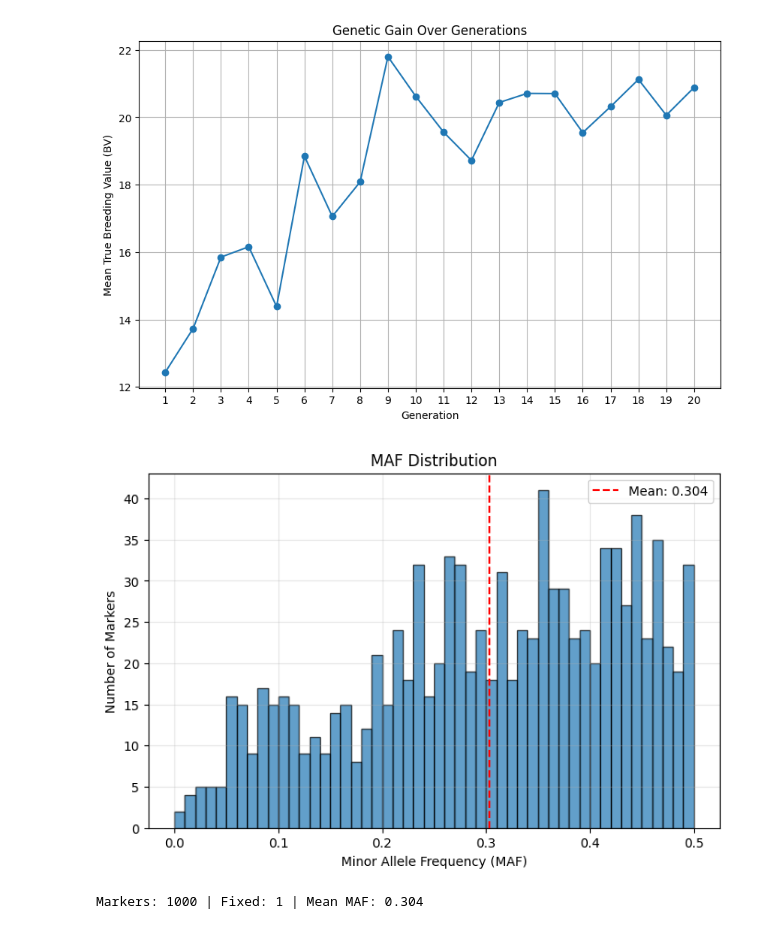
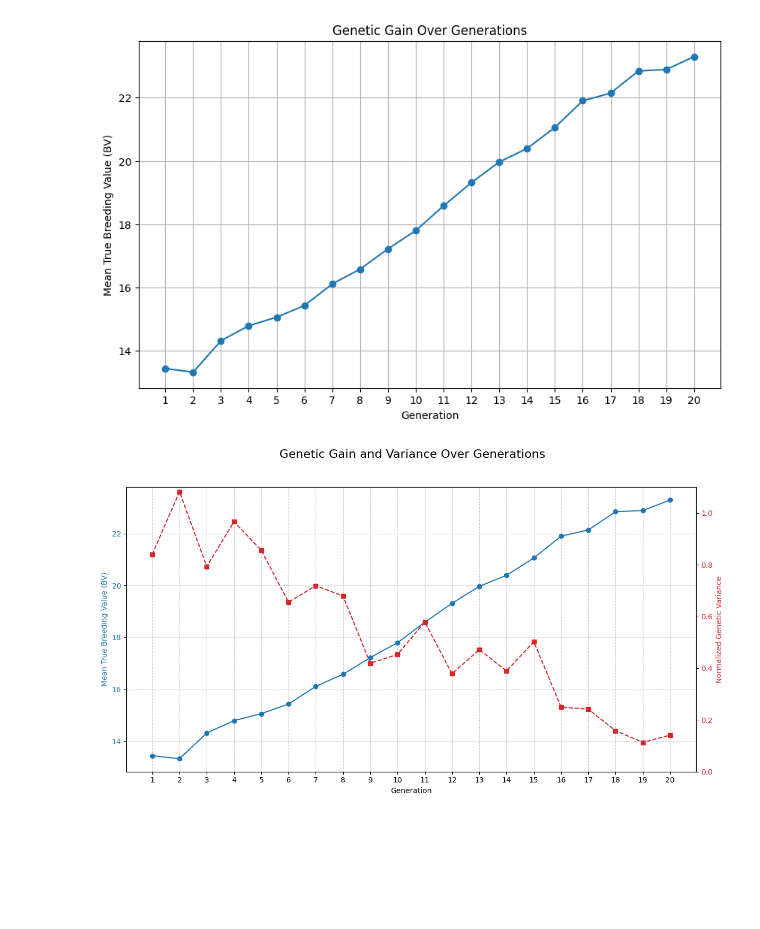
Before and after one commit to cjGO/chewc, a Jupyter notebook: tutorials/005_GBLUPprogram.ipynb, the cells around one changed output. Drawn from its saved outputs; the diff is of its cells as text; code cells hidden in the pictures; blank space fills up the shorter version.

Commit message:
comparison config

```diff
--- a/tutorials/005_GBLUPprogram.ipynb
+++ b/tutorials/005_GBLUPprogram.ipynb
@@ -525,18 +46,18 @@ config = {
     },
     "breeding_program": {
         # --- Stage 1: Creating the Training Population ---
-        "n_elite_founders": 20,
+        "n_elite_founders": 10,
         "n_offspring_per_founder_cross": 5,
-        "training_population_size": 500,
+        "training_population_size": 200,
 
         # --- Stage 2: The Recurrent Selection Cycle ---
         "parent_selection_criterion": "ebv",
-        "n_parents_per_generation": 100,
+        "n_parents_per_generation": 50,
         # CHANGE 2: Adjusted offspring to create a standard 1000-candidate pool
-        "n_offspring_per_cross": 20,
+        "n_offspring_per_cross": 5,
         # CHANGE 3: Increased elites to improve training data relevance
-        "n_elite_selections_per_generation": 100,
-        "h2_elite_phenotyping": 0.6,
+        "n_elite_selections_per_generation": 5,
+        "h2_elite_phenotyping": 0.5,
     }
 }
 
@@ -597,17 +118,28 @@ print("Step 3.1: Selecting elite founders...")
 pheno_values = founder_pop.pheno[:, 0]
 elite_indices = jnp.argsort(pheno_values)[-config["breeding_program"]["n_elite_founders"]:]
 
-# Create a factorial mating design (10 sires x 10 dams)
+# Create a factorial mating design
 sires = elite_indices[:len(elite_indices)//2]
 dams = elite_indices[len(elite_indices)//2:]
 cross_plan = jnp.array([[s, d] for s in sires for d in dams])
 
-# Expand cross plan for multiple offspring per cross using jnp.repeat for efficiency
+# --- CORRECTED LOGIC ---
+# Dynamically calculate the number of offspring needed to meet the target training pop size
+target_size = config["breeding_program"]["training_population_size"]
+n_crosses = cross_plan.shape[0]
+# Ensure we create at least 1 offspring per cross
+n_offspring_needed = max(1, target_size // n_crosses)
+print(f"  Targeting {target_size} individuals from {n_crosses} crosses -> {n_offspring_needed} offspring/cross.")
+
 expanded_cross_plan = jnp.repeat(
     cross_plan,
-    repeats=config["breeding_program"]["n_offspring_per_founder_cross"],
+    repeats=n_offspring_needed,
     axis=0
 )
+# --- END OF CORRECTION ---
+
+# Generate the training population
+# ... (rest of the section is the same) ...
 
 # Generate the training population
 print("Step 3.2: Generating training population...")
@@ -631,6 +163,13 @@ training_pop = set_pheno(
     h2=jnp.array([config["trait"]["h2_initial"]])
 )
 print(f"Training population created with {training_pop.nInd} individuals.")
+
+# --- NEW CODE: CAPTURE INITIAL GENETIC VARIANCE ---
+# We need to calculate the BVs for the training pop to get the initial variance
+training_pop = set_bv(pop=training_pop, traits=sp.traits, ploidy=sp.ploidy)
+initial_genetic_variance = jnp.var(training_pop.bv).item()
+print(f"Initial Genetic Variance (V_G_0) set to: {initial_genetic_variance:.3f}")
+# --- END OF NEW CODE ---
 
 # =============================================================================
 # 4. RECURRENT SELECTION LOOP
@@ -740,13 +279,15 @@ for gen in range(config["simulation"]["n_generations"]):
     # The slice jnp.arange(-training_pop_size, 0) selects the *last* N individuals.
 
     # Step 4.8: Log results for this generation
-    # ... rest of the code is the same ...
-    # Step 4.8: Log results for this generation
     # We log the state of the *candidate* population before selection
+    current_genetic_variance = jnp.var(candidates.bv).item()
     results = {
         "generation": gen + 1,
         "mean_true_bv": jnp.mean(candidates.bv).item(),
-        "var_true_bv": jnp.var(candidates.bv).item(),
+        "var_true_bv": current_genetic_variance,
+        # --- NEW METRIC ---
+        "var_true_bv_normalized": current_genetic_variance / initial_genetic_variance,
+        # --- END OF NEW METRIC ---
         "mean_predicted_gebv": jnp.nanmean(candidates.ebv).item(),
         "prediction_accuracy": jnp.corrcoef(candidates.bv[:, 0], candidates.ebv[:, 0])[0, 1].item()
     }
@@ -771,6 +312,33 @@ plt.ylabel('Mean True Breeding Value (BV)')
 plt.grid(True)
 plt.xticks(results_df['generation'])
 plt.show()
+
+# ... at the end of the script, in Step 5 ...
+
+# Plot the genetic gain over time
+fig, ax1 = plt.subplots(figsize=(12, 7))
+
+# Plot Genetic Gain on the primary y-axis
+color = 'tab:blue'
+ax1.set_xlabel('Generation')
+ax1.set_ylabel('Mean True Breeding Value (BV)', color=color)
+ax1.plot(results_df['generation'], results_df['mean_true_bv'], marker='o', linestyle='-', color=color, label='Genetic Gain')
+ax1.tick_params(axis='y', labelcolor=color)
+ax1.grid(True, linestyle='--', alpha=0.6)
+
+# Create a second y-axis for Normalized Genetic Variance
+ax2 = ax1.twinx()
+color = 'tab:red'
+ax2.set_ylabel('Normalized Genetic Variance', color=color)
+ax2.plot(results_df['generation'], results_df['var_true_bv_normalized'], marker='s', linestyle='--', color=color, label='Genetic Variance')
+ax2.tick_params(axis='y', labelcolor=color)
+# Set the y-axis for variance to start at 0 and go to just over 1
+ax2.set_ylim(0, 1.1)
+
+fig.suptitle('Genetic Gain and Variance Over Generations', fontsize=16)
+fig.tight_layout(rect=[0, 0.03, 1, 0.95]) # Adjust layout to make room for title
+plt.xticks(results_df['generation'])
+plt.show()
 # %% [output]
 --- SETUP PHASE ---
 Step 2.1: Creating founder population...
@@ -792,6 +360,2 @@ Training population created with 500 individuals.
-[figure, old version]
+[figure, new version]
+[figure, added]
-# %%
-current_training_pop.plot_maf()
-# %% [output]
-[figure, removed]
-Markers: 1000 | Fixed: 1 | Mean MAF: 0.304
```
Also changed, not shown: parts of 10 cells of this notebook.
